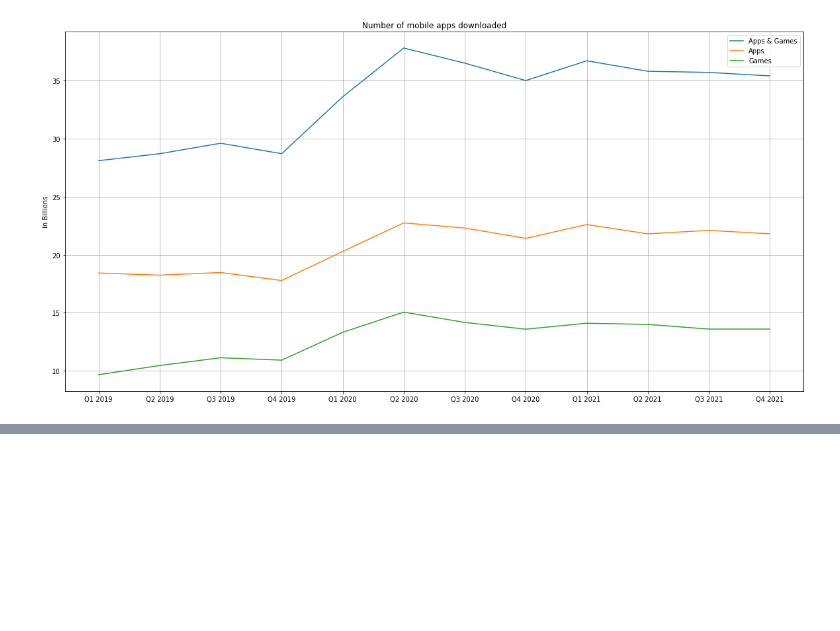
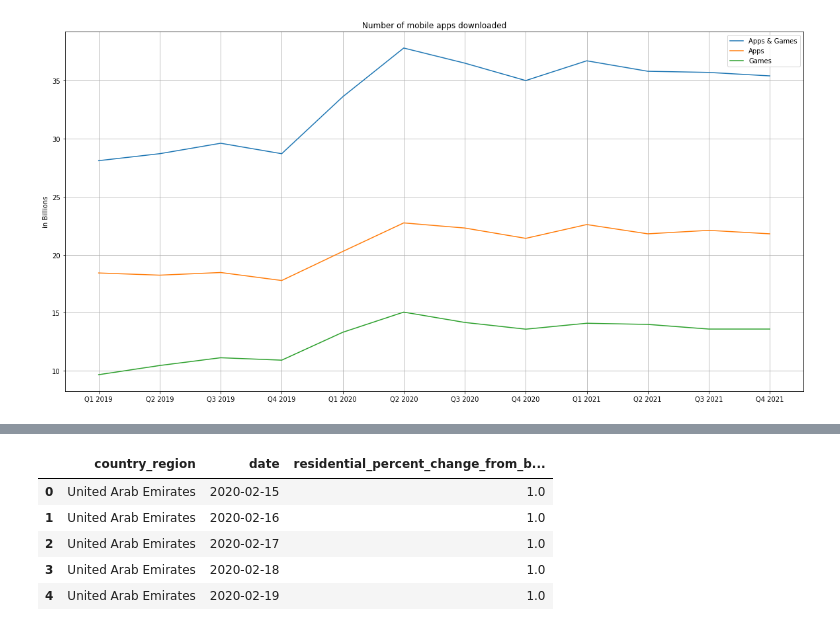
Before and after one commit to epfl-ada/ada-2022-project-teamjose, a Jupyter notebook: analyses/PageRank.ipynb, the cells around one changed output, grey strips where cells are left out. Cells and saved outputs as stored; diff of their text form; code cells hidden in the pictures; blank space fills up the shorter version.

```diff
--- a/analyses/PageRank.ipynb
+++ b/analyses/PageRank.ipynb
@@ -120,0 +134,12 @@ plt.show()
+# %%
+# Keep only the whole countries data and not specific regions, look at residential_percent_change_from_baseline
+global_mobility_report = global_mobility_report[global_mobility_report['sub_region_1'].isnull()]
+global_mobility_report = global_mobility_report[["country_region", "date", "residential_percent_change_from_baseline"]]
+global_mobility_report.head()
+# %% [output]
+|  | country_region | date | residential_percent_change_from_b... |
+| 0 | United Arab Emirates | 2020-02-15 | 1.0 |
+| 1 | United Arab Emirates | 2020-02-16 | 1.0 |
+| 2 | United Arab Emirates | 2020-02-17 | 1.0 |
+| 3 | United Arab Emirates | 2020-02-18 | 1.0 |
+| 4 | United Arab Emirates | 2020-02-19 | 1.0 |
```
Also changed, not shown: parts of 8 cells of this notebook.
